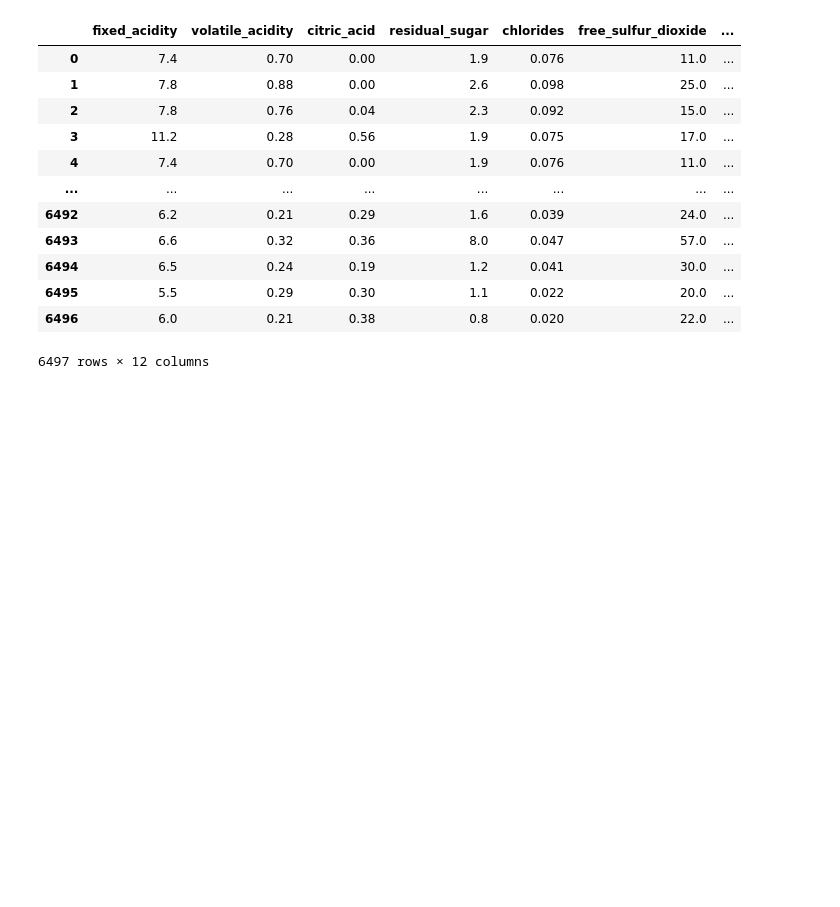
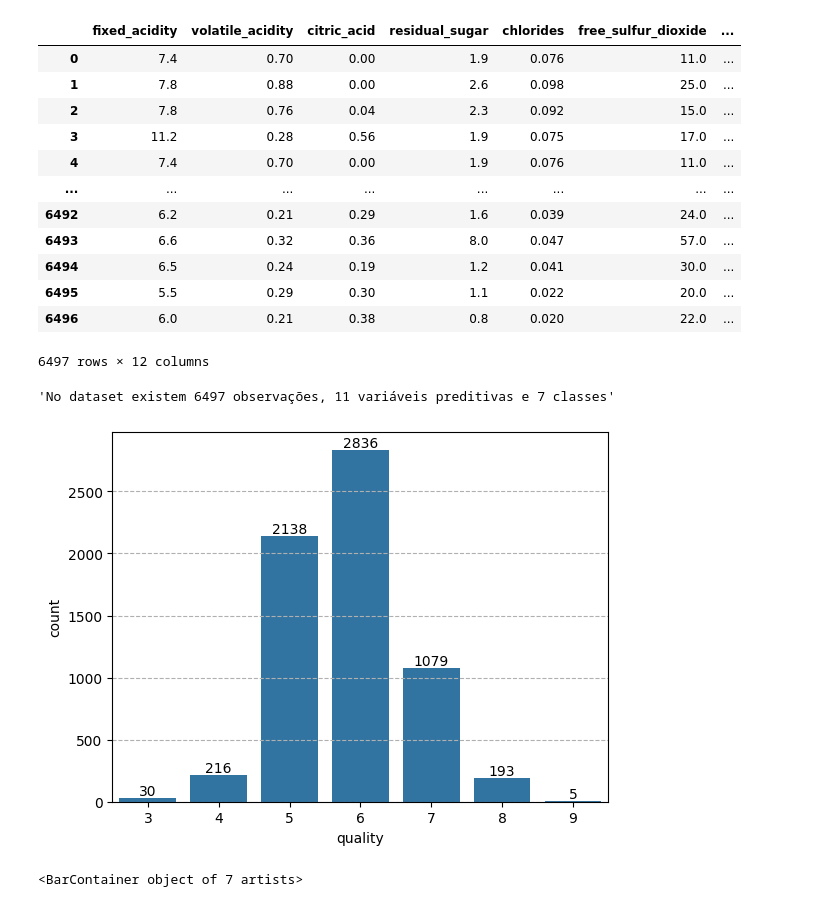
Before and after one commit to pauloricms12/ICA_HM1, a Jupyter notebook: data.ipynb, the cells around one changed output. Saved outputs shown, nothing was run; the diff lists cells and outputs as text; code cells hidden in the pictures; blank space fills up the shorter version.

Commit message:
start data analysis

```diff
--- a/data.ipynb
+++ b/data.ipynb
@@ -60,0 +66,20 @@ df
+# %%
+display(f"No dataset existem {N} observações, {D} variáveis preditivas e {L} classes")
+# %% [output]
+'No dataset existem 6497 observações, 11 variáveis preditivas e 7 classes'
+# %%
+ax = sns.countplot(
+    data=df,
+    x = 'quality'
+)
+ax.bar_label(
+    ax.containers[0]
+)
+ax.grid(axis='y', linestyle='--')
+plt.show()
+# %% [output]
+[figure, added]
+# %%
+ax.containers[0]
+# %% [output]
+<BarContainer object of 7 artists>
```
Also changed, not shown: parts of 2 cells of this notebook, 1 other file.
